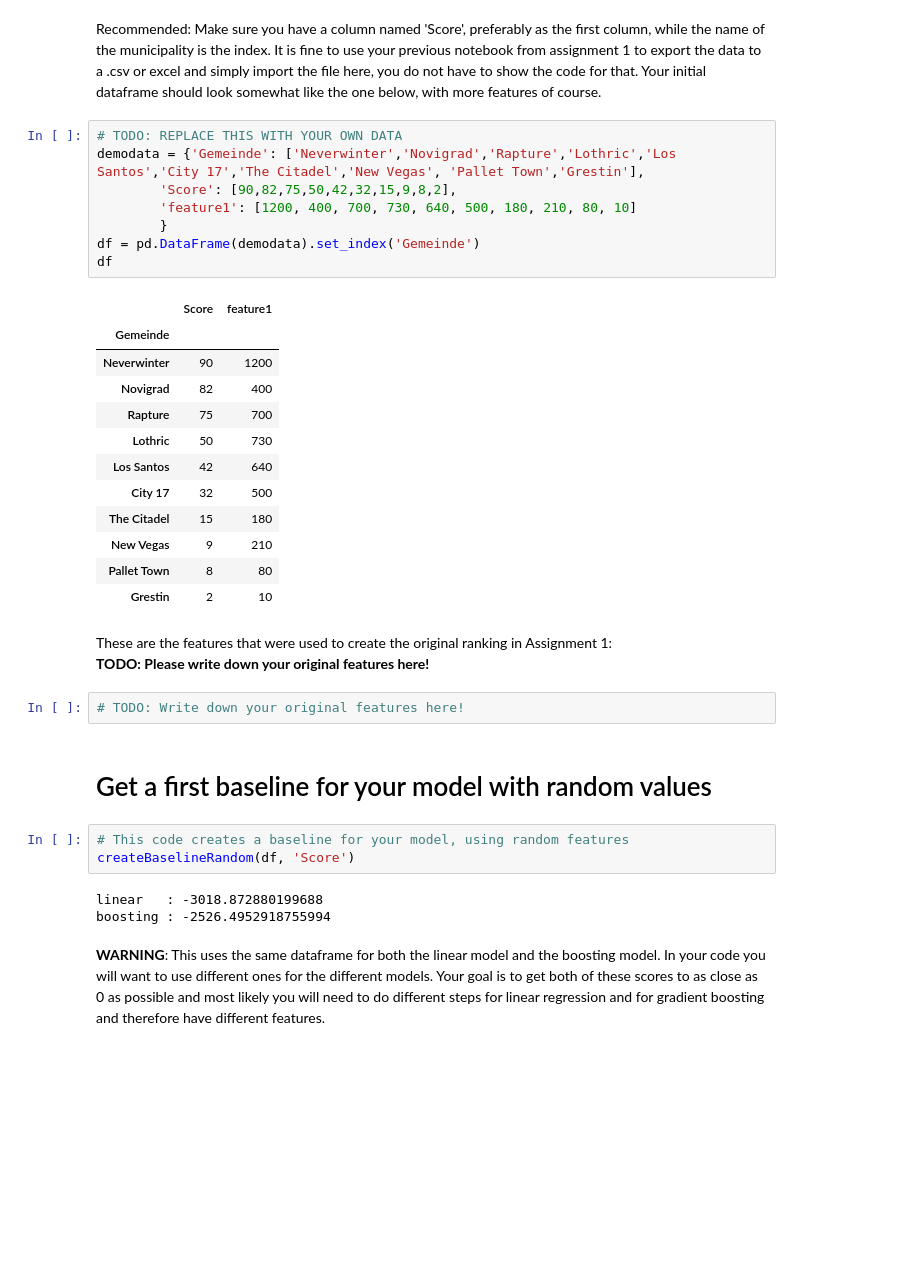
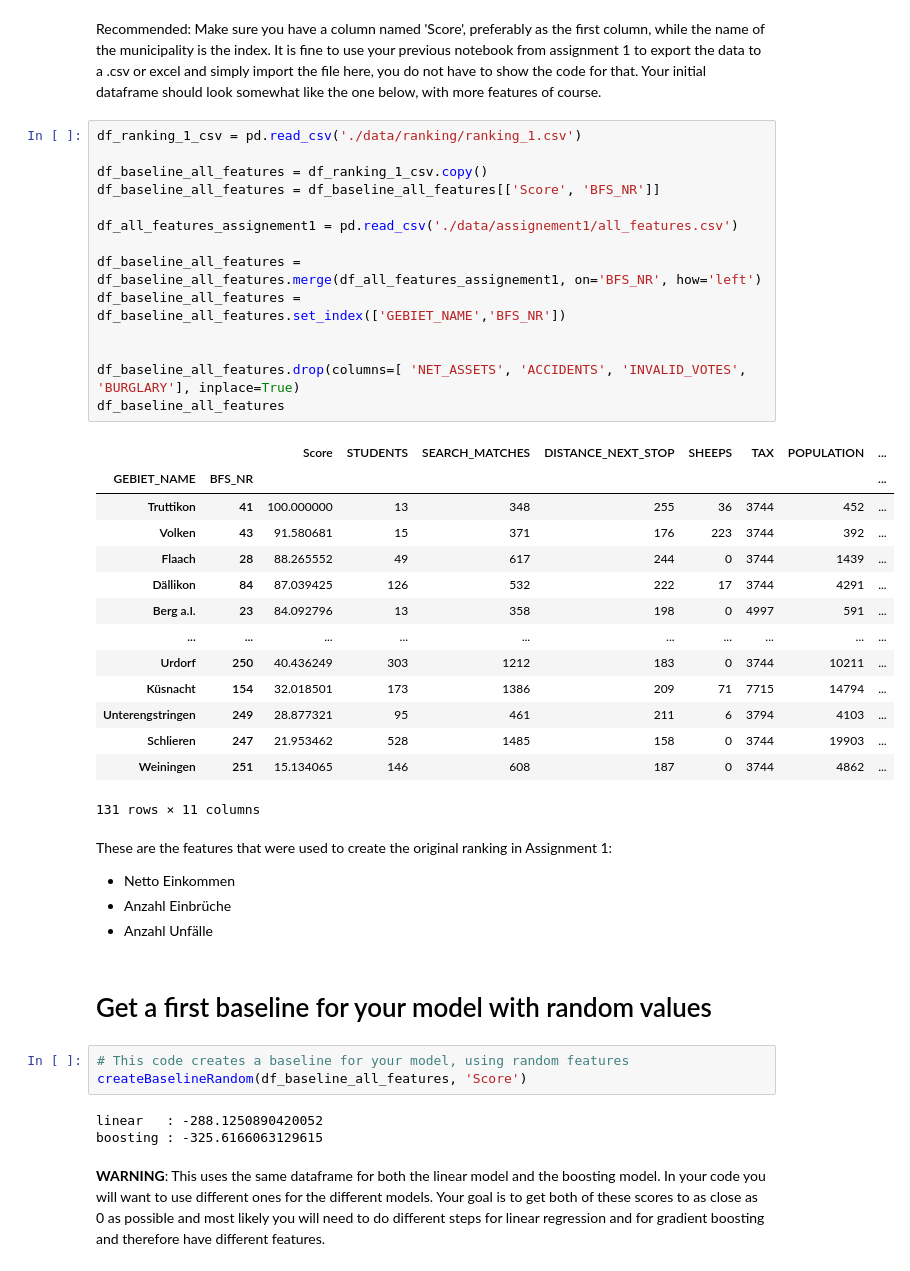
Before and after one commit to NoeB/fhnw_fs24_dawr, a Jupyter notebook: assignment2/assignment2_template.ipynb, the cells around one changed output. Drawn from its saved outputs; the diff is of its cells as text; blank space fills up the shorter version.

Commit message:
assignement 2

```diff
--- a/assignment2/assignment2_template.ipynb
+++ b/assignment2/assignment2_template.ipynb
@@ -90,40 +91,48 @@ def createBaselineRandom(df, predict_column):
 # Load Data
 # %% [markdown]
 Recommended: Make sure you have a column named 'Score', preferably as the first column, while the name of the municipality is the index. It is fine to use your previous notebook from assignment 1 to export the data to a .csv or excel and simply import the file here, you do not have to show the code for that. Your initial dataframe should look somewhat like the one below, with more features of course.
-# %%
-# TODO: REPLACE THIS WITH YOUR OWN DATA
-demodata = {'Gemeinde': ['Neverwinter','Novigrad','Rapture','Lothric','Los Santos','City 17','The Citadel','New Vegas', 'Pallet Town','Grestin'],
-        'Score': [90,82,75,50,42,32,15,9,8,2],
-        'feature1': [1200, 400, 700, 730, 640, 500, 180, 210, 80, 10]
-        }
-df = pd.DataFrame(demodata).set_index('Gemeinde')
-df
-# %% [output]
-|  | Score | feature1 |
-| Gemeinde |  |  |
-| Neverwinter | 90 | 1200 |
-| Novigrad | 82 | 400 |
-| Rapture | 75 | 700 |
-| Lothric | 50 | 730 |
-| Los Santos | 42 | 640 |
-| City 17 | 32 | 500 |
-| The Citadel | 15 | 180 |
-| New Vegas | 9 | 210 |
-| Pallet Town | 8 | 80 |
-| Grestin | 2 | 10 |
+# %%
+df_ranking_1_csv = pd.read_csv('./data/ranking/ranking_1.csv')
+
+df_baseline_all_features = df_ranking_1_csv.copy()
+df_baseline_all_features = df_baseline_all_features[['Score', 'BFS_NR']]
+
+df_all_features_assignement1 = pd.read_csv('./data/assignement1/all_features.csv')
+
+df_baseline_all_features = df_baseline_all_features.merge(df_all_features_assignement1, on='BFS_NR', how='left')
+df_baseline_all_features = df_baseline_all_features.set_index(['GEBIET_NAME','BFS_NR'])
+
+
+df_baseline_all_features.drop(columns=[ 'NET_ASSETS', 'ACCIDENTS', 'INVALID_VOTES', 'BURGLARY'], inplace=True)
+df_baseline_all_features
+# %% [output]
+|  |  | Score | STUDENTS | SEARCH_MATCHES | DISTANCE_NEXT_STOP | SHEEPS | TAX | POPULATION | ... |
+| GEBIET_NAME | BFS_NR |  |  |  |  |  |  |  | ... |
+| Truttikon | 41 | 100.000000 | 13 | 348 | 255 | 36 | 3744 | 452 | ... |
+| Volken | 43 | 91.580681 | 15 | 371 | 176 | 223 | 3744 | 392 | ... |
+| Flaach | 28 | 88.265552 | 49 | 617 | 244 | 0 | 3744 | 1439 | ... |
+| Dällikon | 84 | 87.039425 | 126 | 532 | 222 | 17 | 3744 | 4291 | ... |
+| Berg a.I. | 23 | 84.092796 | 13 | 358 | 198 | 0 | 4997 | 591 | ... |
+| ... | ... | ... | ... | ... | ... | ... | ... | ... | ... |
+| Urdorf | 250 | 40.436249 | 303 | 1212 | 183 | 0 | 3744 | 10211 | ... |
+| Küsnacht | 154 | 32.018501 | 173 | 1386 | 209 | 71 | 7715 | 14794 | ... |
+| Unterengstringen | 249 | 28.877321 | 95 | 461 | 211 | 6 | 3794 | 4103 | ... |
+| Schlieren | 247 | 21.953462 | 528 | 1485 | 158 | 0 | 3744 | 19903 | ... |
+| Weiningen | 251 | 15.134065 | 146 | 608 | 187 | 0 | 3744 | 4862 | ... |
+131 rows × 11 columns
 # %% [markdown]
 These are the features that were used to create the original ranking in Assignment 1:
-**TODO: Please write down your original features here!**
+- Netto Einkommen
+- Anzahl Einbrüche
+- Anzahl Unfälle
-# %%
-# TODO: Write down your original features here!
 # %% [markdown]
 # Get a first baseline for your model with random values
 # %%
 # This code creates a baseline for your model, using random features
-createBaselineRandom(df, 'Score')
+createBaselineRandom(df_baseline_all_features, 'Score')
 # %% [output]
-linear   : -3018.872880199688
-boosting : -2526.4952918755994
+linear   : -288.1250890420052
+boosting : -325.6166063129615
 # %% [markdown]
 **WARNING**: This uses the same dataframe for both the linear model and the boosting model. In your code you will want to use different ones for the different models. Your goal is to get both of these scores to as close as 0 as possible and most likely you will need to do different steps for linear regression and for gradient boosting and therefore have different features.
 # %% [markdown]
```
Also changed, not shown: parts of 20 cells of this notebook, 5 other files.
